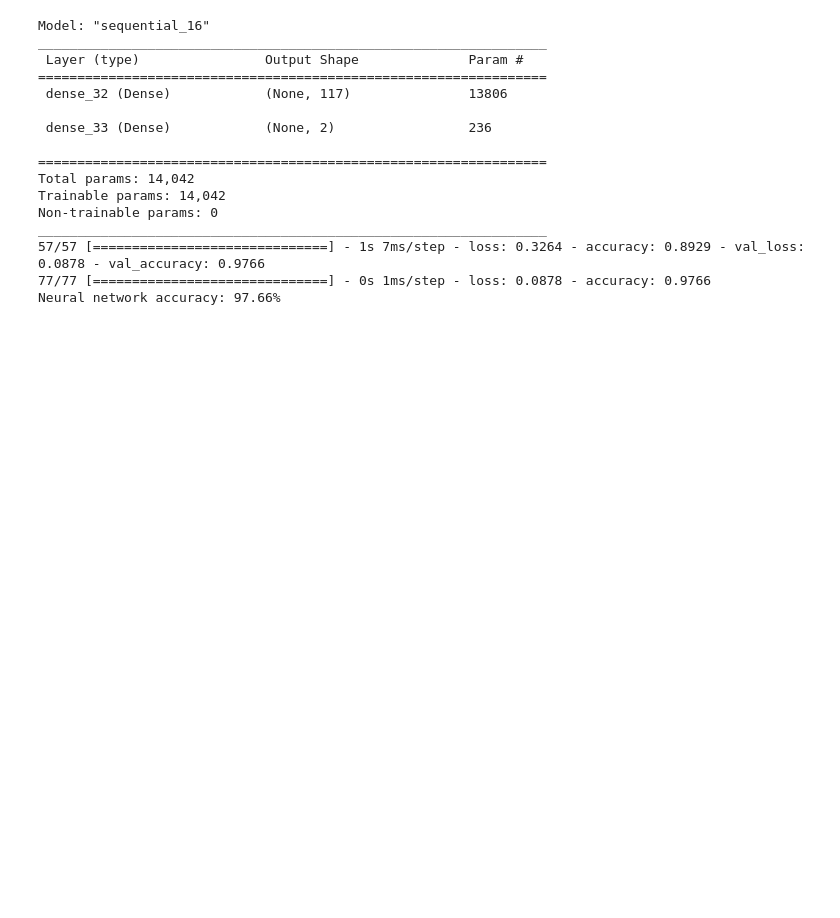
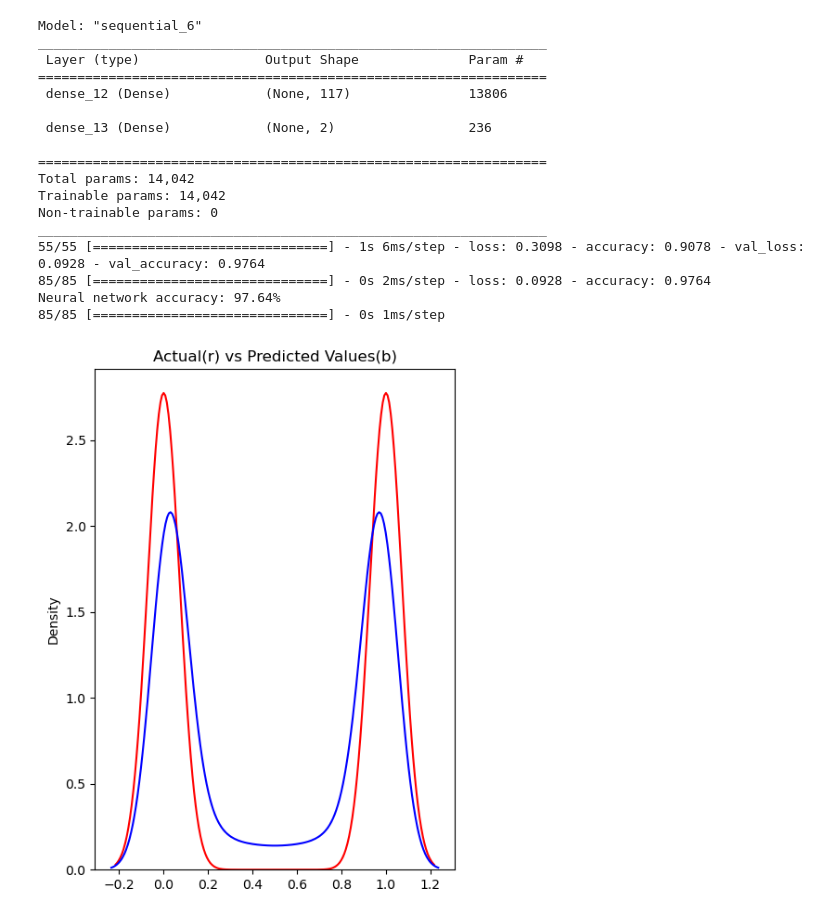
Before and after one commit to KatharinaHagedorn/AI_project, a Jupyter notebook: models/model2-ANN.ipynb, the cells around one changed output. Cells and saved outputs as stored; diff of their text form; code cells hidden in the pictures; blank space fills up the shorter version.

Commit message:
confusion matrix added to ANN

```diff
--- a/models/model2-ANN.ipynb
+++ b/models/model2-ANN.ipynb
@@ -1,5 +1,4 @@
 # %%
-
 import numpy as np
 import pandas as pa
 from sklearn.preprocessing import OneHotEncoder
@@ -10,6 +9,8 @@ from keras.optimizers import *
 from keras.utils import *
 import warnings
 from sklearn.model_selection import GridSearchCV
+import matplotlib.pyplot as plt
+from sklearn.metrics import classification_report, confusion_matrix
 
 #-----------------------------------------import and encoding of data so it can be used in randomForest Model-------------------------------------
 
@@ -32,7 +33,7 @@ Y=features.iloc[:, :-117].values
 
 #-------------------------------------------------implementation of ANN model------------------------------------------------
 
-x_train,x_test, Y_train,Y_test = train_test_split(x, Y, test_size=0.3)
+x_train,x_test, Y_train,Y_test = train_test_split(x, Y, test_size=1/3)
 
 num_classes = Y_train.shape[1]
 #print(num_classes)
@@ -45,36 +46,65 @@ def neural_network():
     model.compile(loss='categorical_crossentropy', optimizer='adam', metrics=['accuracy'])
     return model
 
 param_grid= {'n_estimators':[100,200,300,400,500,600,700,800,900,1000],
     'criterion':['gini','entropy'],
     'max_depth': [2,3]}
 
 model = neural_network()
 grid_search = GridSearchCV(model, param_grid=param_grid, cv=10, scoring='f1_macro', n_jobs=4)
 model.summary()
 
 warnings.filterwarnings("ignore")
 
 model.fit(x_train, Y_train, validation_data=(x_test, Y_test), epochs=1, batch_size=100)
 
 #---------------------------------test and values of errors of model---------------------------------------------------------------------------------
 
 scores = model.evaluate(x_test, Y_test)
 print("Neural network accuracy: %.2f%%" % (scores[1]*100))
+
+y_pred= model.predict(x_test)
+
+import seaborn as sns
+plt.figure(figsize=(5, 7))
+
+
+ax = sns.distplot(Y, hist=False, color="r", label="Actual Value")
+sns.distplot(y_pred, hist=False, color="b", label="Predicted Values" , ax=ax)
+
+
+plt.title('Actual(r) vs Predicted Values(b)')
+
+
+#confusion matrix:
+y_pred = (y_pred > 0.5)
+cm = confusion_matrix(Y_test[:,0], y_pred[:,0])
+x_axis_labels = ["Edible", "Poisonous"]
+y_axis_labels = ["Edible", "Poisonous"]
+f, ax = plt.subplots(figsize =(7,7))
+sns.heatmap(cm, annot = True, linewidths=0.2, linecolor="black", fmt = ".0f", ax=ax, cmap="Purples", xticklabels=x_axis_labels, yticklabels=y_axis_labels)
+plt.xlabel("PREDICTED LABEL")
+plt.ylabel("TRUE LABEL")
+plt.title('Confusion Matrix for neural network');
+
+plt.show()
+plt.close()
 # %% [output]
-Model: "sequential_16"
+Model: "sequential_6"
 _________________________________________________________________
  Layer (type)                Output Shape              Param #
 =================================================================
- dense_32 (Dense)            (None, 117)               13806
+ dense_12 (Dense)            (None, 117)               13806
 
- dense_33 (Dense)            (None, 2)                 236
+ dense_13 (Dense)            (None, 2)                 236
 
 =================================================================
 Total params: 14,042
 Trainable params: 14,042
 Non-trainable params: 0
 _________________________________________________________________
-57/57 [==============================] - 1s 7ms/step - loss: 0.3264 - accuracy: 0.8929 - val_loss: 0.0878 - val_accuracy: 0.9766
-77/77 [==============================] - 0s 1ms/step - loss: 0.0878 - accuracy: 0.9766
-Neural network accuracy: 97.66%
+55/55 [==============================] - 1s 6ms/step - loss: 0.3098 - accuracy: 0.9078 - val_loss: 0.0928 - val_accuracy: 0.9764
+85/85 [==============================] - 0s 2ms/step - loss: 0.0928 - accuracy: 0.9764
+Neural network accuracy: 97.64%
+85/85 [==============================] - 0s 1ms/step
+[figure, added]
```
Also changed, not shown: parts of 1 cell of this notebook.
